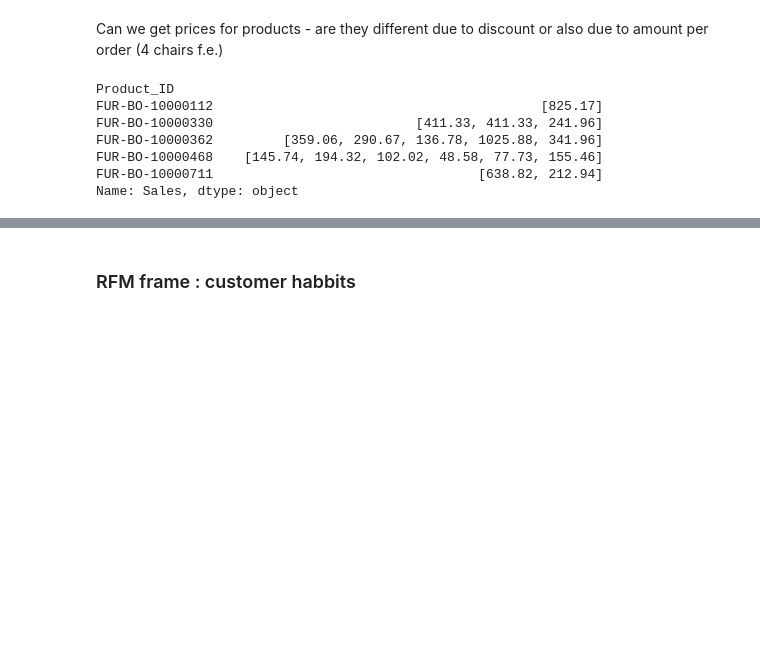
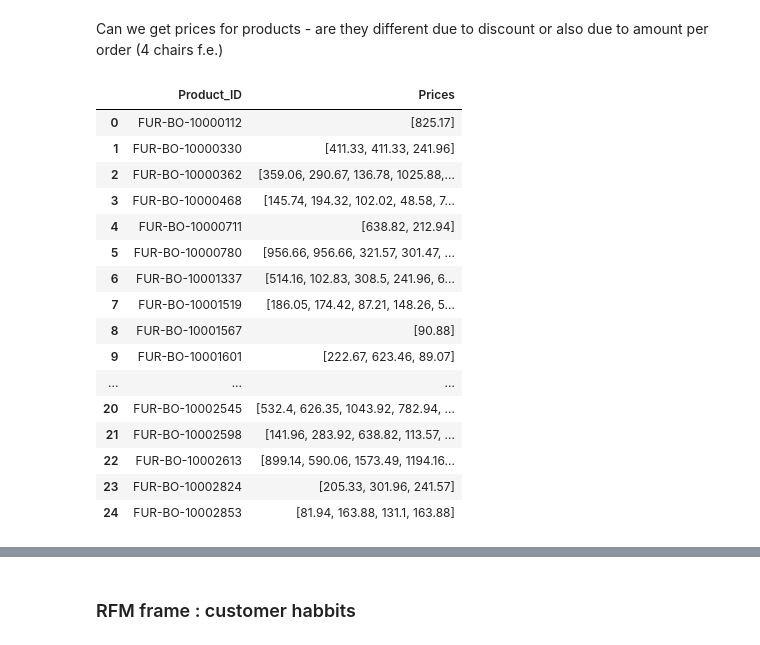
Before and after one commit to katharina-data/superstore, a Jupyter notebook: crm_analyes.ipynb, the cells around one changed output, grey strips where cells are left out. Drawn from its saved outputs; the diff is of its cells as text; code cells hidden in the pictures; blank space fills up the shorter version.

```diff
--- a/crm_analyes.ipynb
+++ b/crm_analyes.ipynb
@@ -23,6 +24,12 @@ from scipy.stats import mannwhitneyu
 from scipy.stats import linregress
 
 import warnings
+# %%
+# show the full brights of the rows (and reset if not needed anymore)
+
+pd.set_option("display.max_colwidth", None)
+
+# pd.reset_option("display.max_colwidth")
 # %% [markdown]
 ### loading data
 # %%
@@ -219,14 +226,26 @@ Can we get prices for products - are they different due to discount or also due
 # %%
 # are there different prices for the same Product_ID?
 
-df_prices = df_superstore.groupby('Product_ID')['Sales'].apply(list)
+df_prices = df_superstore.groupby('Product_ID')['Sales'].apply(list).reset_index(name="Prices")
+df_prices["Prices"] = df_prices["Prices"].apply(lambda lst: [float(p) for p in lst])
 
-df_prices.head()
+
+df_prices.head(25)
 # %% [output]
-Product_ID
-FUR-BO-10000112                                          [825.17]
-FUR-BO-10000330                          [411.33, 411.33, 241.96]
-FUR-BO-10000362         [359.06, 290.67, 136.78, 1025.88, 341.96]
-FUR-BO-10000468    [145.74, 194.32, 102.02, 48.58, 77.73, 155.46]
-FUR-BO-10000711                                  [638.82, 212.94]
-Name: Sales, dtype: object
+|  | Product_ID | Prices |
+| 0 | FUR-BO-10000112 | [825.17] |
+| 1 | FUR-BO-10000330 | [411.33, 411.33, 241.96] |
+| 2 | FUR-BO-10000362 | [359.06, 290.67, 136.78, 1025.88,... |
+| 3 | FUR-BO-10000468 | [145.74, 194.32, 102.02, 48.58, 7... |
+| 4 | FUR-BO-10000711 | [638.82, 212.94] |
+| 5 | FUR-BO-10000780 | [956.66, 956.66, 321.57, 301.47, ... |
+| 6 | FUR-BO-10001337 | [514.16, 102.83, 308.5, 241.96, 6... |
+| 7 | FUR-BO-10001519 | [186.05, 174.42, 87.21, 148.26, 5... |
+| 8 | FUR-BO-10001567 | [90.88] |
+| 9 | FUR-BO-10001601 | [222.67, 623.46, 89.07] |
+| ... | ... | ... |
+| 20 | FUR-BO-10002545 | [532.4, 626.35, 1043.92, 782.94, ... |
+| 21 | FUR-BO-10002598 | [141.96, 283.92, 638.82, 113.57, ... |
+| 22 | FUR-BO-10002613 | [899.14, 590.06, 1573.49, 1194.16... |
+| 23 | FUR-BO-10002824 | [205.33, 301.96, 241.57] |
+| 24 | FUR-BO-10002853 | [81.94, 163.88, 131.1, 163.88] |
```
Also changed, not shown: parts of 5 cells of this notebook.
